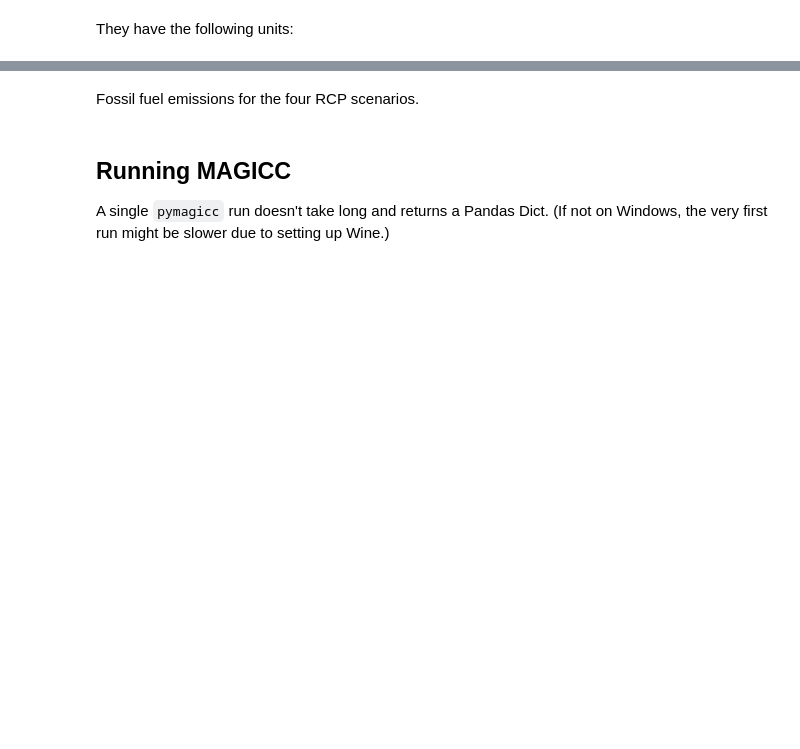
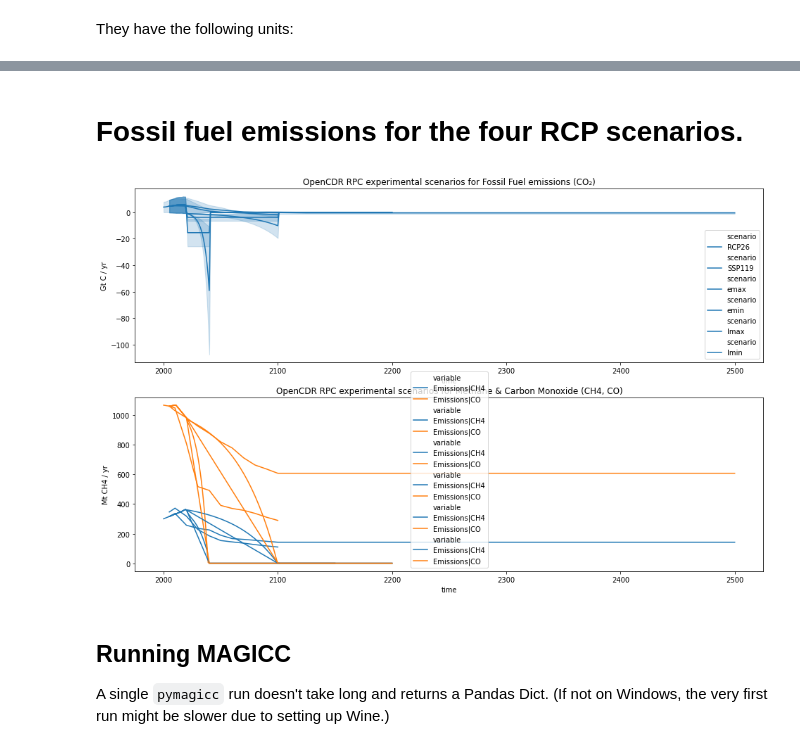
Before and after one commit to hsbay/cdrmex, a Jupyter notebook: ONCtests.ipynb, the cells around one changed output, grey strips where cells are left out. Drawn from its saved outputs; the diff is of its cells as text; code cells hidden in the pictures; blank space fills up the shorter version.

```diff
--- a/ONCtests.ipynb
+++ b/ONCtests.ipynb
@@ -22,12 +33,12 @@ print("python version %", sys.version)
 # %%
 ## list declines to run
-declines = {"emax": "", "lmax": "", "emin": "", "lmin": ""}
+declines = ["emax", "lmax", "emin", "lmin"]
 SCEN_DIR = "SCEN"
-out_DIR = "CDRRUN"
+MAGICC6_DIR = join("..", "CDRRUN")
 
 ##Start of Magic settings
 magcfg = { "startyear" : 1765,
-          "endyear" : 3000,
+          "endyear" : 2500,
           "core_climatesensitivity" : 3,
           "co2_tempfeedback_yrstart" : 2005,
           "co2_fertilization_yrstart" : 2005,
@@ -36,6 +47,5 @@ magcfg = { "startyear" : 1765,
           "rf_fgas_constantafteryr" : 2500,
           "out_forcing" : 1,
           "out_emissions" : 1,
-          "out_concentrations" : 1
-             }
+          "out_concentrations" : 1 }
 ### End MAGICC Settings
@@ -57,0 +59,11 @@ print(declines["lmin"]["time"].tail(1))
+# %%
+for name in (declines):
+    declinefile = join(SCEN_DIR, "ONC" + name + ".SCEN")
+    oncdata = MAGICCData(declinefile,
+                             columns={"model": ["CDRex"], "scenario": [name]}, inplace=True)
+    rcps = rcps.append(oncdata)
+img119 = MAGICCData(join(SCEN_DIR, 'imgs119.SCEN'), columns={"model": ["IMAGE"], "scenario": ['SSP119']}, inplace=True)
+rcps = rcps.append(img119)
+print(rcps["scenario"].unique())
+#image119 = image119.assign(region='WORLD').set_index('climate_model', append=True)
+rcps.filter(scenario='SSP119').timeseries().head(3)
@@ -92,2 +143,2 @@ rcp26.filter(
 # %% [markdown]
-Fossil fuel emissions for the four RCP scenarios.
+# Fossil fuel emissions for the four RCP scenarios.
@@ -96,24 +145,23 @@ declines["emax"]["unit"][0]
 # %%
+x="[datetime(2000, 1, 1), datetime(2500, 1, 1)]"
+pret="OpenCDR RPC experimental scenarios for "
+co2var = "*CO2|MAGICC Fossil and Industrial"
+co2units = rcps.filter(variable = co2var)["unit"].iloc[0]
+
 fig, (ax1,ax2) = plt.subplots(2,1, figsize = (16, 10))
 
-for name, scen in declines.items():
-    scen.filter(
-        variable = ["Emissions|CO2|MAGICC Fossil and Industrial",
-                    "Emissions|CO2|MAGICC AFOLU"],
-        region = "World",
-    ).line_plot(ax = ax1);
-    ax1.set_ylabel(scen["unit"][0])
-    ax1.set_title(
-        "OpenCDR RPC experimental scenarios for Fossil Fuel emissions (CO₂)")
-    ax1.set_xlim([datetime(2000, 1, 1), datetime(2500, 1, 1)])
-    scen.filter(
-        variable = ["Emissions|CH4", "Emissions|CO"],
-        region = "World",
-    ).line_plot(ax = ax2);
-    ax2.set_ylabel(scen["unit"][3])
-    ax2.set_title(
-        "OpenCDR RPC experimental scenarios for Methane & Carbon Monoxide (CH4, CO)")
-    ax2.set_xlim([datetime(2000, 1, 1), datetime(2500, 1, 1)])
+for scen in rcps["scenario"].unique():
+    rcps.filter(scenario = scen, variable = [co2var,"*CO2|MAGICC AFOLU"],
+                region = ["World"]).lineplot( hue = "scenario", ax = ax1)
+    ax1.set_ylabel(co2units)
+    ax1.set_title( pret + "Fossil Fuel emissions (CO₂)")
+
+    rcps.filter(scenario = scen, variable = ["Emissions|CH4", "Emissions|CO"],
+                region = ["World"],).line_plot(hue = 'variable', ax = ax2);
+    ax2.set_ylabel(rcps.filter(variable = "Emissions|CH4")["unit"].iloc[0])
+    ax2.set_title( pret + "Methane & Carbon Monoxide (CH4, CO)")
+# %% [output]
+[figure, added]
 # %% [markdown]
 ## Running MAGICC
 
```
Also changed, not shown: parts of 23 cells of this notebook.
